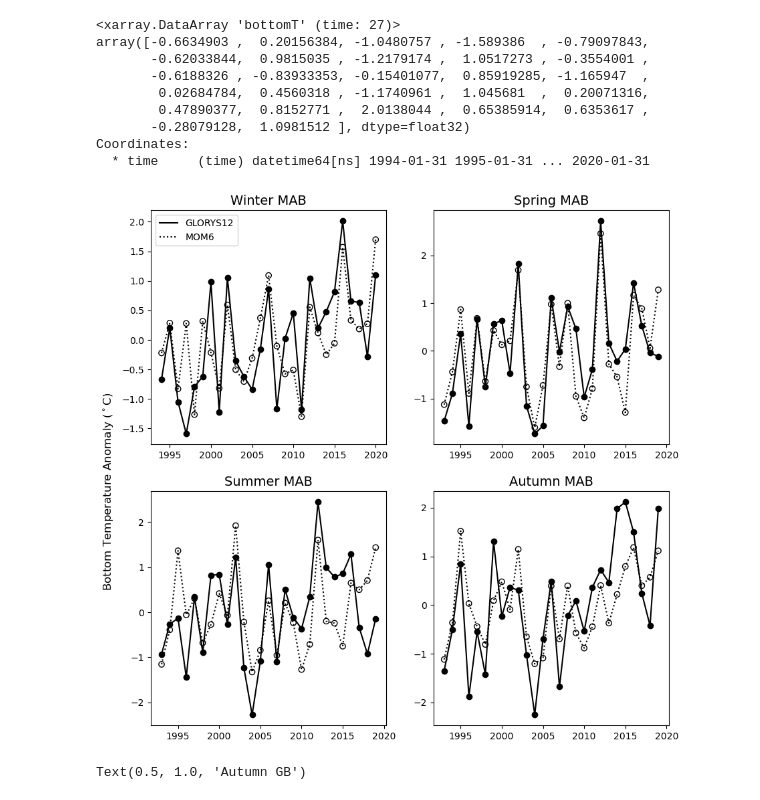
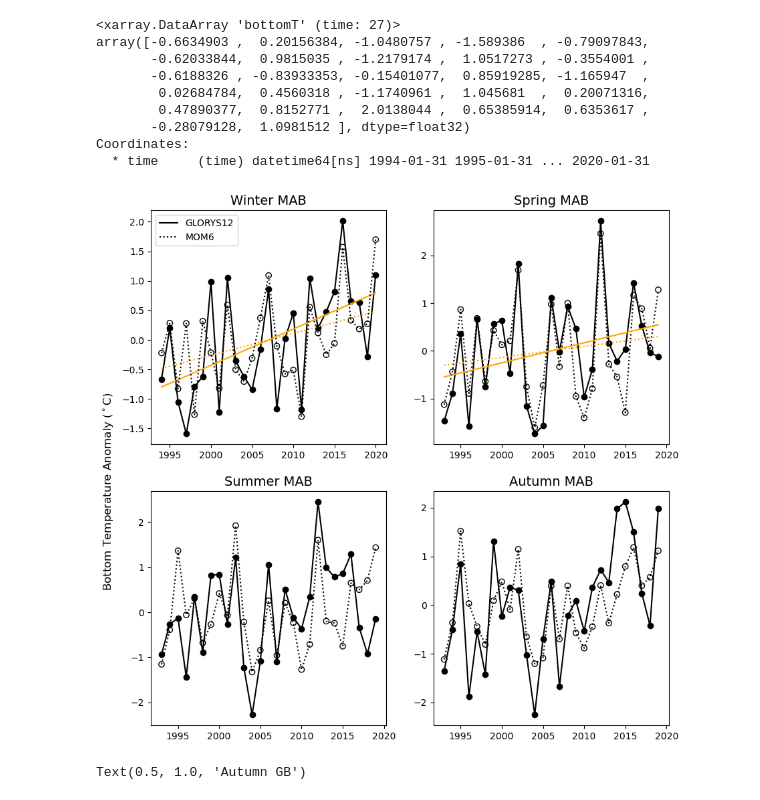
Before and after one commit to LGruenburg/MOM6_Validation, a Jupyter notebook: SOE/Bottom_Temperature.ipynb, the cells around one changed output. Drawn from its saved outputs; the diff is of its cells as text; code cells hidden in the pictures.

```diff
--- a/SOE/Bottom_Temperature.ipynb
+++ b/SOE/Bottom_Temperature.ipynb
@@ -196,6 +196,18 @@ fig, ax = plt.subplots(nrows = 2, ncols = 2, figsize = [10,10])
 
 ax[0,0].plot(np.arange(1994, 2021), winters_mab_gl[1:] - np.nanmean(winters_mab_gl[1:]), c = 'k', label = 'GLORYS12')
 ax[0,0].scatter(np.arange(1994, 2021), winters_mab_gl[1:] - np.nanmean(winters_mab_gl[1:]), c = 'k')
+x1 = np.arange(1994, 2021)
+y1 = winters_mab_gl[1:] - np.nanmean(winters_mab_gl[1:])
+y2 = winters_mab_m6[1:] - np.nanmean(winters_mab_m6[1:])
+
+z1 = np.polyfit(x1, y1, 1)
+z2 = np.polyfit(x1, y2, 1)
+p1 = np.poly1d(z1)
+p2 = np.poly1d(z2)
+
+#add trendline to plot
+ax[0,0].plot(x1, p1(x1), c = 'orange')
+ax[0,0].plot(x1, p2(x1), c = 'orange', linestyle = ':')
 
 ax[0,0].plot(np.arange(1994, 2021), winters_mab_m6[1:] - np.nanmean(winters_mab_m6[1:]), c = 'k', linestyle = ':', label = 'MOM6')
 ax[0,0].scatter(np.arange(1994, 2021), winters_mab_m6[1:] - np.nanmean(winters_mab_m6[1:]),facecolor = 'none', edgecolor = 'k')
@@ -205,34 +217,46 @@ ax[0,0].set_title('Winter MAB', fontsize = 14)
 
 ax[0,1].plot(np.arange(1993, 2020), springs_mab_gl - np.nanmean(springs_mab_gl), c = 'k')
 ax[0,1].scatter(np.arange(1993, 2020), springs_mab_gl - np.nanmean(springs_mab_gl), c = 'k')
 
 ax[0,1].plot(np.arange(1993, 2020), springs_mab_m6 - np.nanmean(springs_mab_m6), c = 'k', linestyle = ':')
 ax[0,1].scatter(np.arange(1993, 2020), springs_mab_m6 - np.nanmean(springs_mab_m6),facecolor = 'none', edgecolor = 'k')
+x2 = np.arange(1993, 2020)
+y1a = springs_mab_gl - np.nanmean(springs_mab_gl)
+y2a = springs_mab_m6 - np.nanmean(springs_mab_m6)
+
+z1a = np.polyfit(x2, y1a, 1)
+z2a = np.polyfit(x2, y2a, 1)
+p1a = np.poly1d(z1a)
+p2a = np.poly1d(z2a)
+
+#add trendline to plot
+ax[0,1].plot(x2, p1a(x2), c = 'orange')
+ax[0,1].plot(x2, p2a(x2), c = 'orange', linestyle = ':')
 
 ax[0,1].set_title('Spring MAB', fontsize = 14)
 
 
 ax[1,0].plot(np.arange(1993, 2020), summers_mab_gl - np.nanmean(summers_mab_gl), c = 'k')
 ax[1,0].scatter(np.arange(1993, 2020), summers_mab_gl - np.nanmean(summers_mab_gl), c = 'k')
 
 ax[1,0].plot(np.arange(1993, 2020), summers_mab_m6 - np.nanmean(summers_mab_m6), c = 'k', linestyle = ':')
 ax[1,0].scatter(np.arange(1993, 2020), summers_mab_m6 - np.nanmean(summers_mab_m6),facecolor = 'none', edgecolor = 'k')
 
 ax[1,0].set_title('Summer MAB', fontsize = 14)
 
 
 ax[1,1].plot(np.arange(1993, 2020), autumns_mab_gl - np.nanmean(autumns_mab_gl), c = 'k')
 ax[1,1].scatter(np.arange(1993, 2020), autumns_mab_gl - np.nanmean(autumns_mab_gl), c = 'k')
 ax[1,1].plot(np.arange(1993, 2020), autumns_mab_m6 - np.nanmean(autumns_mab_m6), c = 'k', linestyle = ':')
 ax[1,1].scatter(np.arange(1993, 2020), autumns_mab_m6 - np.nanmean(autumns_mab_m6),facecolor = 'none', edgecolor = 'k')
 
 ax[1,1].set_title('Autumn MAB', fontsize = 14)
 
 ax[0,0].legend(loc='upper left')
 ax[0,0].set_ylabel('Bottom Temperature Anomaly ($^\circ$C)', fontsize = 12)
 ax[0,0].yaxis.set_label_coords(-0.15,-0.2)
 # %% [output]
-[figure, old version]
+[figure, new version]
 # %%
 fig, ax = plt.subplots(nrows = 2, ncols = 2, figsize = [10,10])
 
```
Also changed, not shown: 1 other file.
